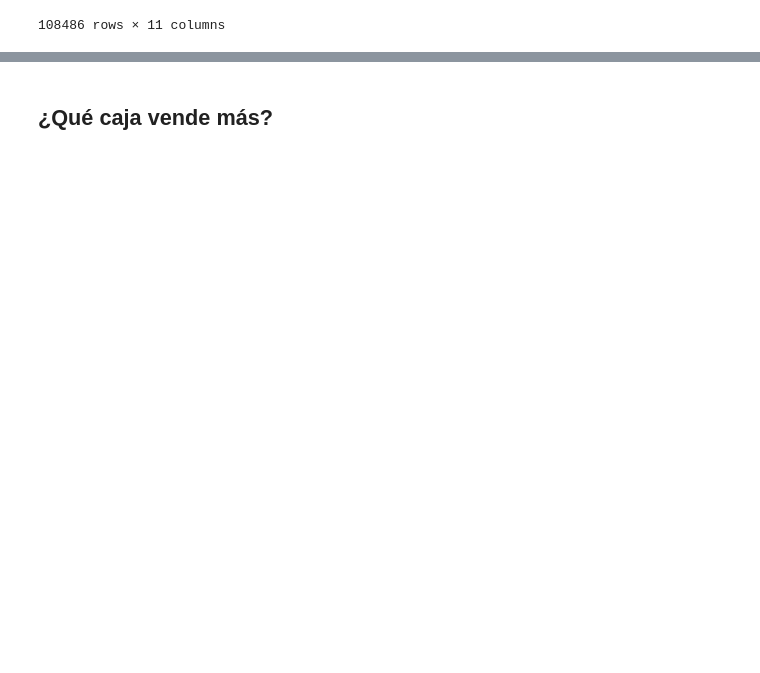
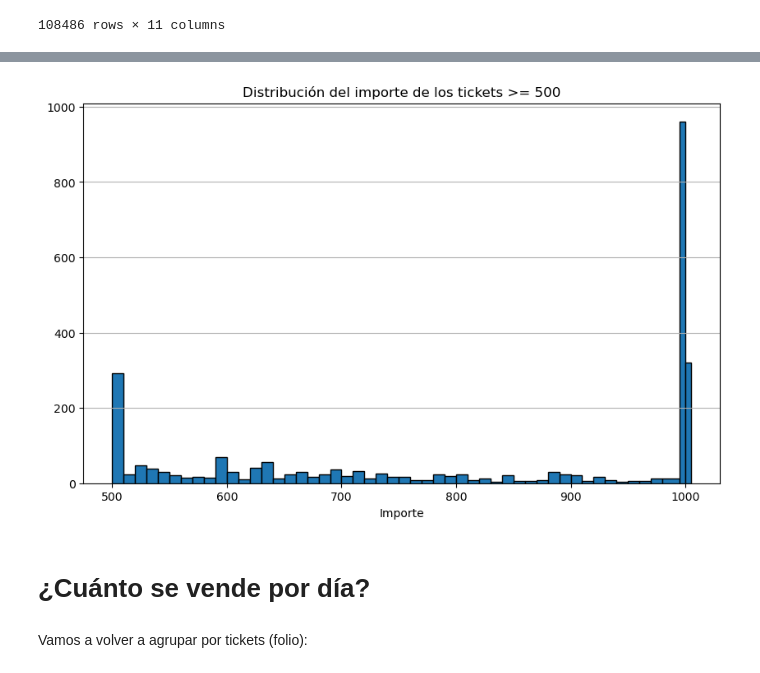
Before and after one commit to abrahambarrer/data_science-roadmap, a Jupyter notebook: tienda/icsi.ipynb, the cells around one changed output, grey strips where cells are left out. Saved outputs shown, nothing was run; the diff lists cells and outputs as text; code cells hidden in the pictures; blank space fills up the shorter version.

```diff
--- a/tienda/icsi.ipynb
+++ b/tienda/icsi.ipynb
@@ -85,2 +97,13 @@ plt.show()
+# %%
+plt.figure(figsize=(10,6))
+plt.hist(tickets['importe'], bins=edges2, edgecolor='black')
+plt.xlabel('Importe')
+plt.title('Distribución del importe de los tickets >= 500')
+plt.grid(axis='y')
+plt.show()
+# %% [output]
+[figure, added]
 # %% [markdown]
-## ¿Qué caja vende más?
+# ¿Cuánto se vende por día?
+# %% [markdown]
+Vamos a volver a agrupar por tickets (folio):
```
Also changed, not shown: parts of 19 cells of this notebook.
